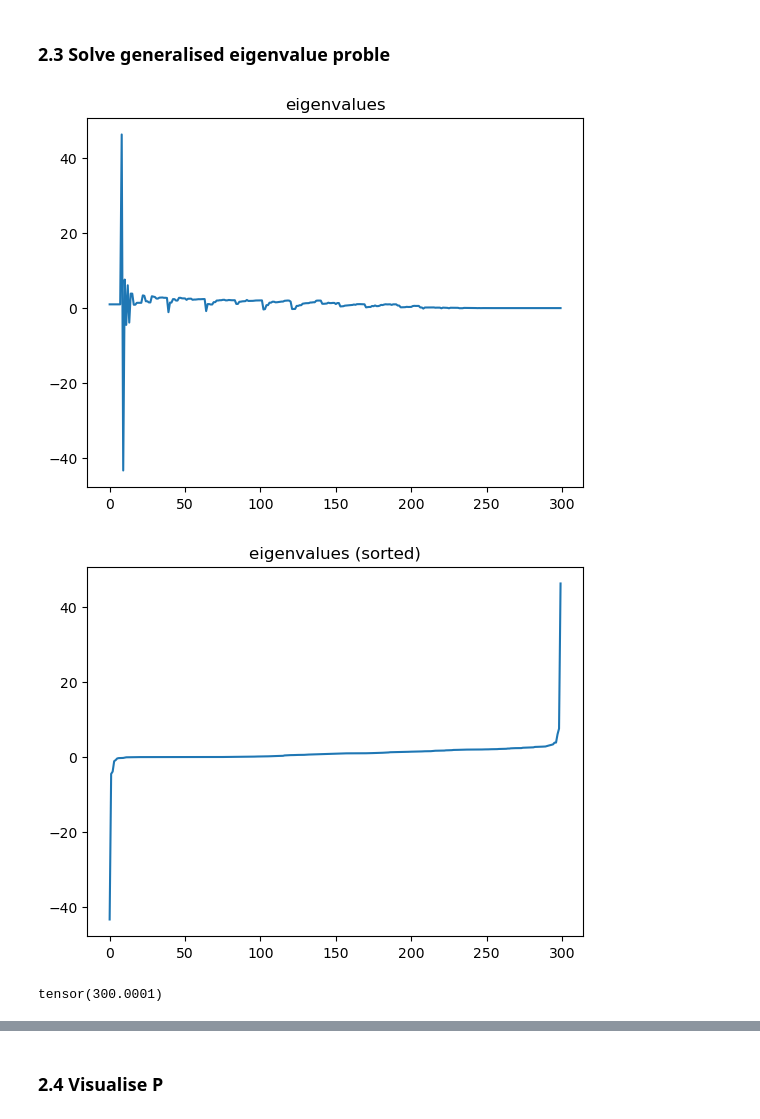
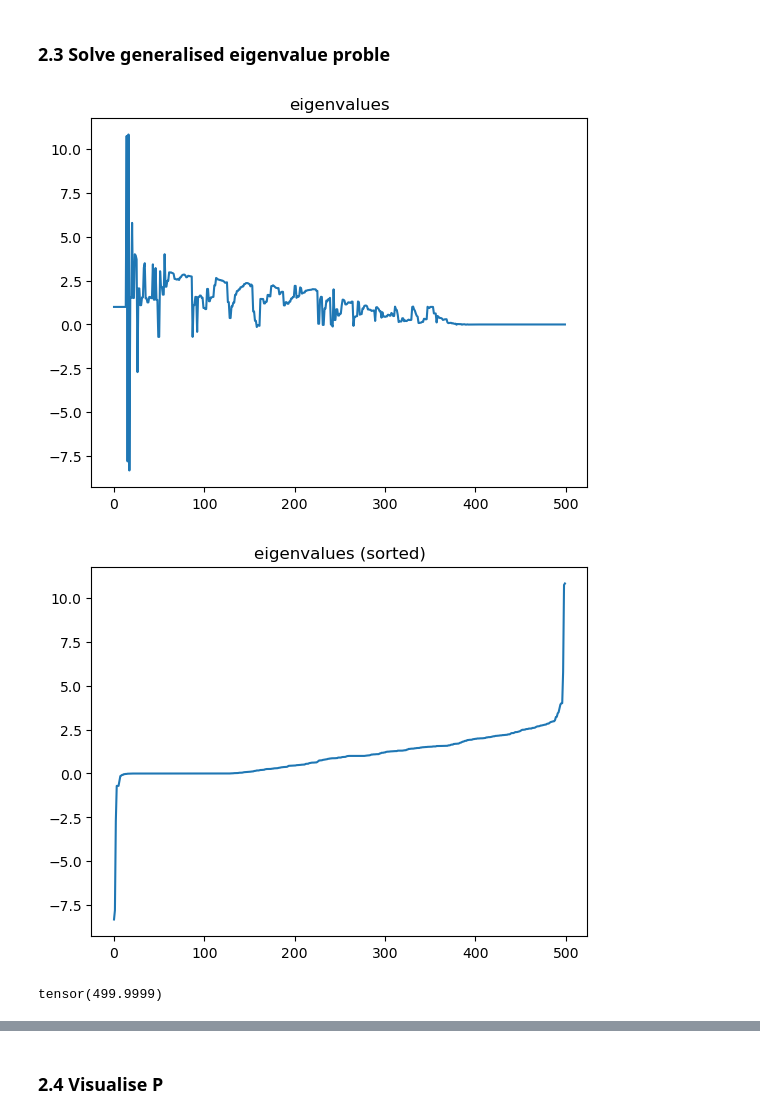
Before and after one commit to derek1909/SignalSpace-WarmUp, a Jupyter notebook: warmup.ipynb, the cells around one changed output, grey strips where cells are left out. Cells and saved outputs as stored; diff of their text form; code cells hidden in the pictures.

```diff
--- a/warmup.ipynb
+++ b/warmup.ipynb
@@ -30,14 +31,14 @@ data = GenerateDataset()
 data_tensor = torch.tensor(data, dtype=torch.float,device = device)
 
 # Create an instance of SparseCoding model
-model = SparseCoding(data_size=data_tensor.shape[0], activ_dim=data_tensor.shape[1], basisfunc_num=300, sparsity_level=0)
+model = SparseCoding(data_size=data_tensor.shape[0], activ_dim=data_tensor.shape[1], basisfunc_num=500, sparsity_level=0)
 
 
 # Define optimizer for Biasis update
 optimizer = optim.Adam([model.Activ, model.Basis], lr=0.01)
 
 # Number of optimization steps
-num_epochs = 3000
+num_epochs = 5000
 
 # Training loop
 for epoch in range(num_epochs):
@@ -266,31 +260,30 @@ Diff = Diff.cpu()
 # %%
 Diff_eigenvalues, Diff_eigenvectors = torch.linalg.eig(Diff)
 
 Diff_eigenvalues = Diff_eigenvalues.to(torch.float32)
 Diff_eigenvectors = Diff_eigenvectors.to(torch.float32)
 
 plt.figure()
 plt.plot(Diff_eigenvalues)
 plt.title('eigenvalues')
 plt.show()
 
-d = 4 # dimension of final embedding space
 
 sorted_indices = torch.argsort(Diff_eigenvalues)
 sorted_eigenvalues = Diff_eigenvalues[sorted_indices]
 sorted_eigenvectors = Diff_eigenvectors[:, sorted_indices]
 
 plt.figure()
 plt.plot(sorted_eigenvalues)
 plt.title('eigenvalues (sorted)')
 plt.show()
 
 
 print(torch.sum(sorted_eigenvalues)) ## TODO: Why????????????
 # %% [output]
-[figure, old version]
+[figure, new version]
-[figure, old version]
+[figure, new version]
-tensor(300.0001)
+tensor(499.9999)
 # %%
 ## Now find P
 
```
Also changed, not shown: parts of 13 cells of this notebook, 1 other file.
